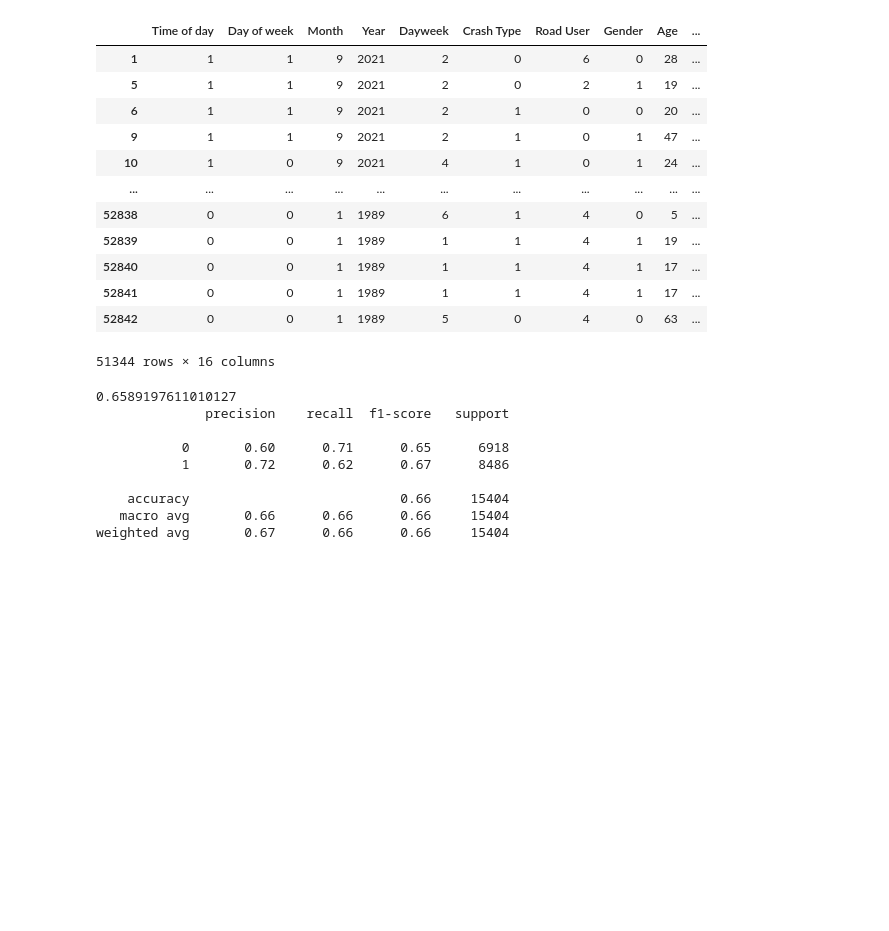
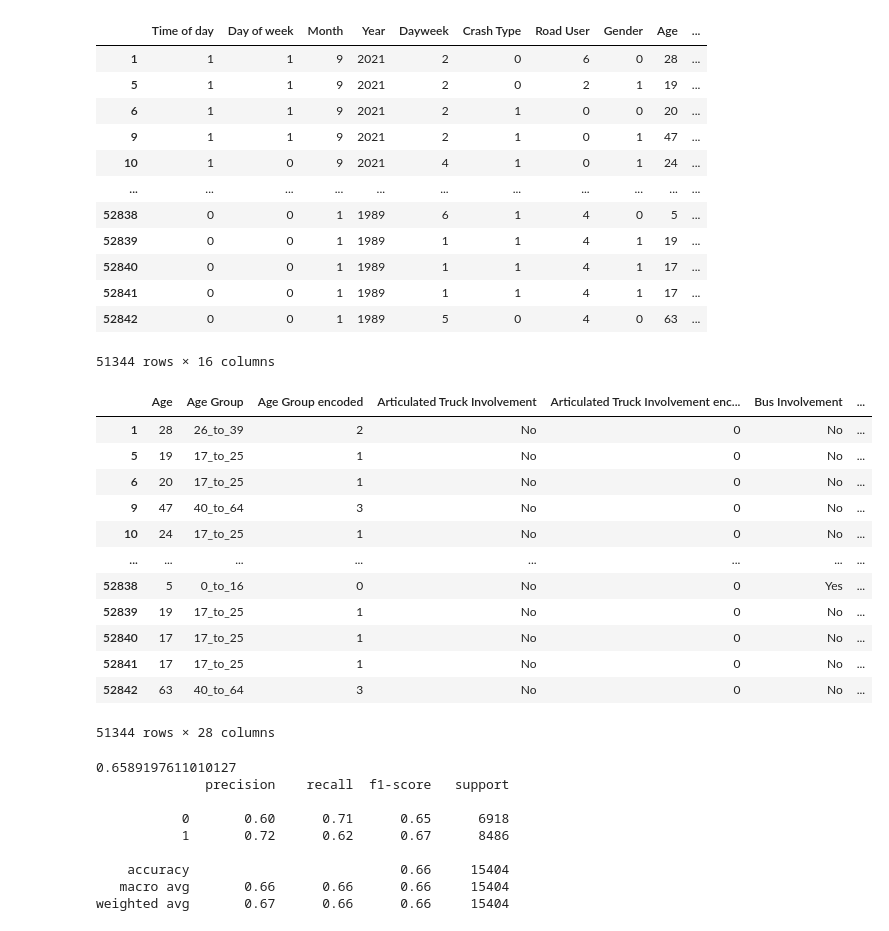
Before and after one commit to NicoleCarvalh/LinearRegressionML, a Jupyter notebook: Cleaning.ipynb, the cells around one changed output. Cells and saved outputs as stored; diff of their text form; code cells hidden in the pictures; blank space fills up the shorter version.

```diff
--- a/Cleaning.ipynb
+++ b/Cleaning.ipynb
@@ -150,6 +185,22 @@ df_encoded
 | 52841 | 0 | 0 | 1 | 1989 | 1 | 1 | 4 | 1 | 17 | ... |
 | 52842 | 0 | 0 | 1 | 1989 | 5 | 0 | 4 | 0 | 63 | ... |
 51344 rows × 16 columns
+# %%
+df_encoded_and_orginal
+# %% [output]
+|  | Age | Age Group | Age Group encoded | Articulated Truck Involvement | Articulated Truck Involvement enc... | Bus Involvement | ... |
+| 1 | 28 | 26_to_39 | 2 | No | 0 | No | ... |
+| 5 | 19 | 17_to_25 | 1 | No | 0 | No | ... |
+| 6 | 20 | 17_to_25 | 1 | No | 0 | No | ... |
+| 9 | 47 | 40_to_64 | 3 | No | 0 | No | ... |
+| 10 | 24 | 17_to_25 | 1 | No | 0 | No | ... |
+| ... | ... | ... | ... | ... | ... | ... | ... |
+| 52838 | 5 | 0_to_16 | 0 | No | 0 | Yes | ... |
+| 52839 | 19 | 17_to_25 | 1 | No | 0 | No | ... |
+| 52840 | 17 | 17_to_25 | 1 | No | 0 | No | ... |
+| 52841 | 17 | 17_to_25 | 1 | No | 0 | No | ... |
+| 52842 | 63 | 40_to_64 | 3 | No | 0 | No | ... |
+51344 rows × 28 columns
 # %%
 from sklearn.tree import DecisionTreeClassifier
 from sklearn.model_selection import train_test_split
```
Also changed, not shown: parts of 6 cells of this notebook.
